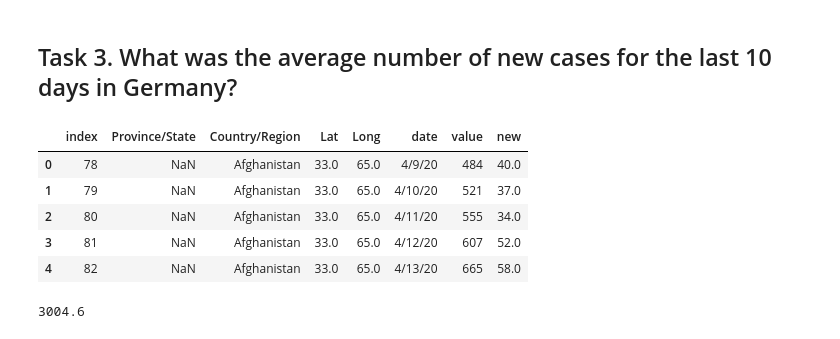
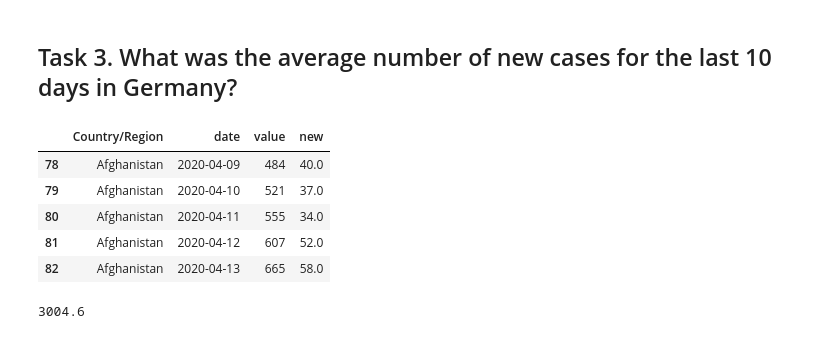
Before and after one commit to demidafonichev/hse-data-science-in-business-2020, a Jupyter notebook: HW1/HW1.ipynb, the cells around one changed output. Drawn from its saved outputs; the diff is of its cells as text; code cells hidden in the pictures.

```diff
--- a/HW1/HW1.ipynb
+++ b/HW1/HW1.ipynb
@@ -19,9 +17,10 @@ ts_conf.head()
 | 4 | NaN | Angola | -11.2027 | 17.8739 | 0 | 0 | 0 | 0 | 0 | ... |
 5 rows × 92 columns
 # %%
-df_conf = ts_conf.set_index(['Province/State', 'Country/Region', 'Lat', 'Long']) \
+df_conf = ts_conf.drop(columns=['Lat', 'Long']) \
+                 .set_index(['Province/State', 'Country/Region']) \
                  .stack() \
                  .reset_index(name='value') \
-                 .rename(columns={'level_4':'date'})
+                 .rename(columns={'level_2':'date'})
 df_conf.head()
 # %% [output]
@@ -34,3 +33,5 @@ df_conf.head()
+# %%
+df_conf['date'] = pd.to_datetime(df_conf['date'], format="%m/%d/%y")
 # %%
 df_conf['new'] = df_conf.value
 df_conf.new = df_conf.new - df_conf.new.shift(1)
@@ -46,0 +48,3 @@ df_conf.head()
+# %%
+df_conf = df_conf.groupby(['Country/Region', 'date']).sum().reset_index()
+df_conf.head()
@@ -133,15 +164,15 @@ min    = 0.00
 # %% [markdown]
 ## Task 3. What was the average number of new cases for the last 10 days in Germany?
 # %%
-conf_last_10days = df_conf.groupby(['Country/Region']).tail(10).reset_index()
+conf_last_10days = df_conf.groupby(['Country/Region']).tail(10)
 conf_last_10days.head()
 # %% [output]
-|  | index | Province/State | Country/Region | Lat | Long | date | value | new |
-| 0 | 78 | NaN | Afghanistan | 33.0 | 65.0 | 4/9/20 | 484 | 40.0 |
-| 1 | 79 | NaN | Afghanistan | 33.0 | 65.0 | 4/10/20 | 521 | 37.0 |
-| 2 | 80 | NaN | Afghanistan | 33.0 | 65.0 | 4/11/20 | 555 | 34.0 |
-| 3 | 81 | NaN | Afghanistan | 33.0 | 65.0 | 4/12/20 | 607 | 52.0 |
-| 4 | 82 | NaN | Afghanistan | 33.0 | 65.0 | 4/13/20 | 665 | 58.0 |
+|  | Country/Region | date | value | new |
+| 78 | Afghanistan | 2020-04-09 | 484 | 40.0 |
+| 79 | Afghanistan | 2020-04-10 | 521 | 37.0 |
+| 80 | Afghanistan | 2020-04-11 | 555 | 34.0 |
+| 81 | Afghanistan | 2020-04-12 | 607 | 52.0 |
+| 82 | Afghanistan | 2020-04-13 | 665 | 58.0 |
 # %%
 conf_last_10days[conf_last_10days['Country/Region'] == 'Germany'].new.mean()
 # %% [output]
```
Also changed, not shown: parts of 23 cells of this notebook.
